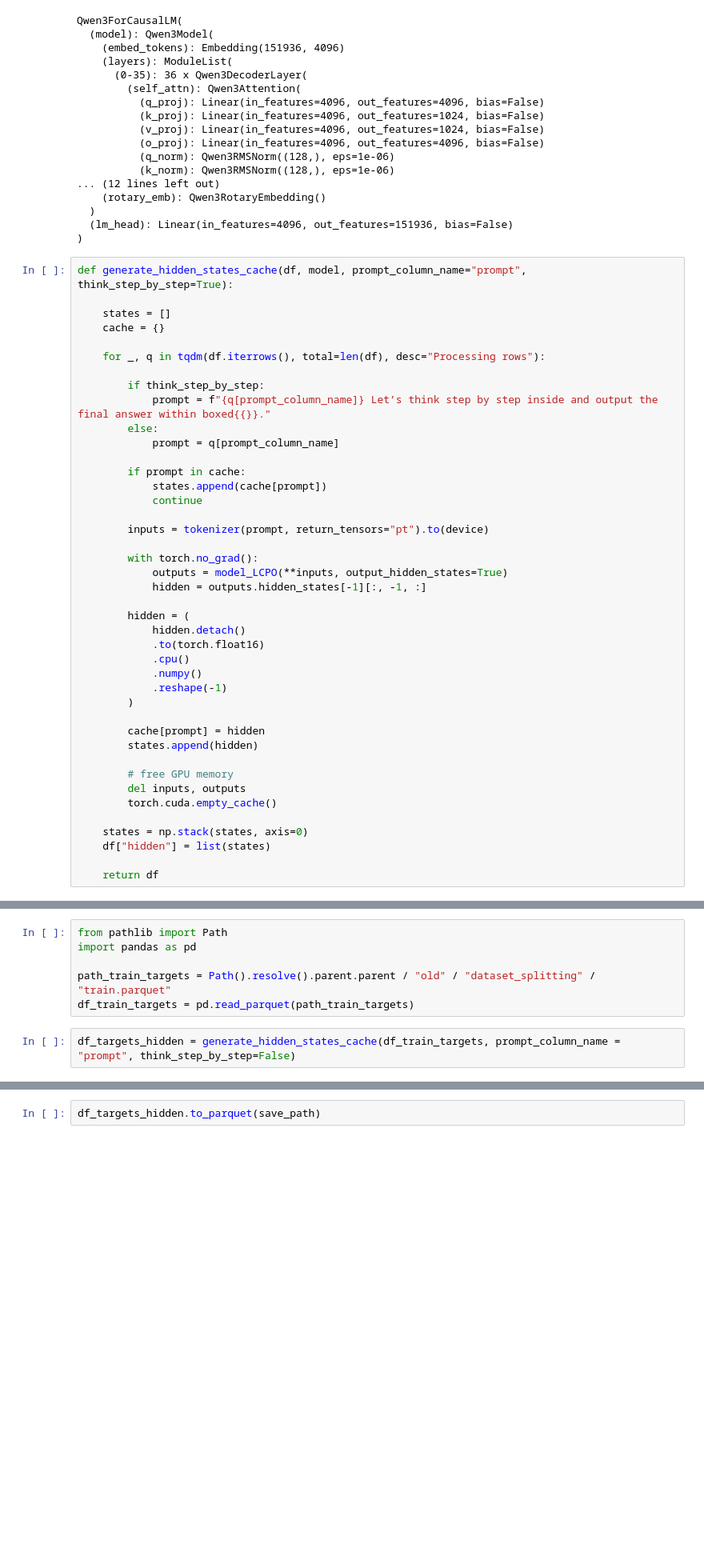
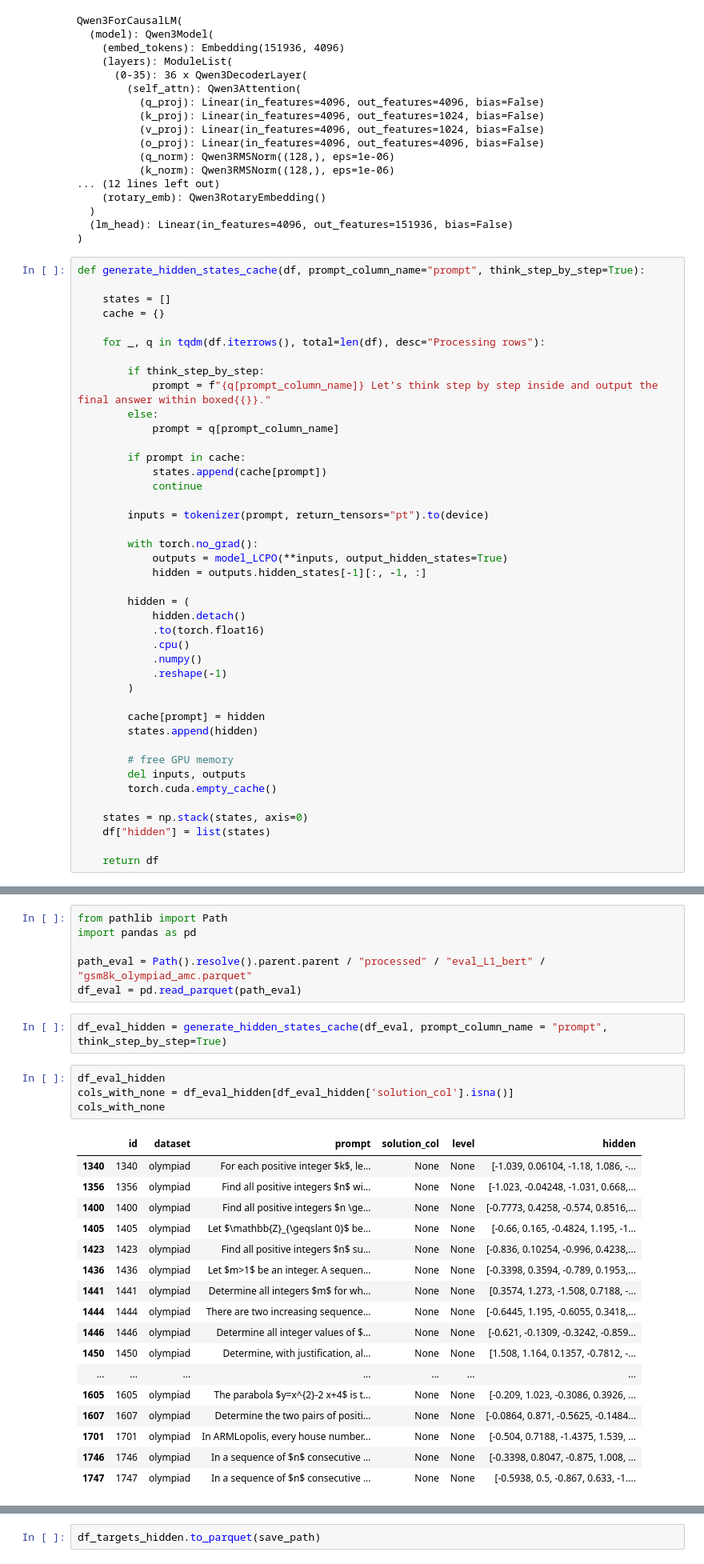
Before and after one commit to SebastianJitaru29/llm-think-too-much, a Jupyter notebook: data/processing/notebooks/hidden_state_generation.ipynb, the cells around one changed output, grey strips where cells are left out. Shown at 80% size. Drawn from its saved outputs; the diff is of its cells as text; blank space fills up the shorter version.

```diff
--- a/data/processing/notebooks/hidden_state_generation.ipynb
+++ b/data/processing/notebooks/hidden_state_generation.ipynb
@@ -43,7 +43,7 @@ Qwen3ForCausalLM(
   (lm_head): Linear(in_features=4096, out_features=151936, bias=False)
 )
 # %%
-def generate_hidden_states_cache(df, model, prompt_column_name="prompt", think_step_by_step=True):
+def generate_hidden_states_cache(df, prompt_column_name="prompt", think_step_by_step=True):
 
     states = []
     cache = {}
@@ -95,8 +88,30 @@ df_hidden_state_sbs.to_parquet(Path().resolve().parent.parent / "processed" / "h
 from pathlib import Path
 import pandas as pd
 
-path_train_targets = Path().resolve().parent.parent / "old" / "dataset_splitting" / "train.parquet"
-df_train_targets = pd.read_parquet(path_train_targets)
+path_eval = Path().resolve().parent.parent / "processed" / "eval_L1_bert" / "gsm8k_olympiad_amc.parquet"
+df_eval = pd.read_parquet(path_eval)
 # %%
-df_targets_hidden = generate_hidden_states_cache(df_train_targets, prompt_column_name = "prompt", think_step_by_step=False)
+df_eval_hidden = generate_hidden_states_cache(df_eval, prompt_column_name = "prompt", think_step_by_step=True)
+# %%
+df_eval_hidden
+cols_with_none = df_eval_hidden[df_eval_hidden['solution_col'].isna()]
+cols_with_none
+# %% [output]
+|  | id | dataset | prompt | solution_col | level | hidden |
+| 1340 | 1340 | olympiad | For each positive integer $k$, le... | None | None | [-1.039, 0.06104, -1.18, 1.086, -... |
+| 1356 | 1356 | olympiad | Find all positive integers $n$ wi... | None | None | [-1.023, -0.04248, -1.031, 0.668,... |
+| 1400 | 1400 | olympiad | Find all positive integers $n \ge... | None | None | [-0.7773, 0.4258, -0.574, 0.8516,... |
+| 1405 | 1405 | olympiad | Let $\mathbb{Z}_{\geqslant 0}$ be... | None | None | [-0.66, 0.165, -0.4824, 1.195, -1... |
+| 1423 | 1423 | olympiad | Find all positive integers $n$ su... | None | None | [-0.836, 0.10254, -0.996, 0.4238,... |
+| 1436 | 1436 | olympiad | Let $m>1$ be an integer. A sequen... | None | None | [-0.3398, 0.3594, -0.789, 0.1953,... |
+| 1441 | 1441 | olympiad | Determine all integers $m$ for wh... | None | None | [0.3574, 1.273, -1.508, 0.7188, -... |
+| 1444 | 1444 | olympiad | There are two increasing sequence... | None | None | [-0.6445, 1.195, -0.6055, 0.3418,... |
+| 1446 | 1446 | olympiad | Determine all integer values of $... | None | None | [-0.621, -0.1309, -0.3242, -0.859... |
+| 1450 | 1450 | olympiad | Determine, with justification, al... | None | None | [1.508, 1.164, 0.1357, -0.7812, -... |
+| ... | ... | ... | ... | ... | ... | ... |
+| 1605 | 1605 | olympiad | The parabola $y=x^{2}-2 x+4$ is t... | None | None | [-0.209, 1.023, -0.3086, 0.3926, ... |
+| 1607 | 1607 | olympiad | Determine the two pairs of positi... | None | None | [-0.0864, 0.871, -0.5625, -0.1484... |
+| 1701 | 1701 | olympiad | In ARMLopolis, every house number... | None | None | [-0.504, 0.7188, -1.4375, 1.539, ... |
+| 1746 | 1746 | olympiad | In a sequence of $n$ consecutive ... | None | None | [-0.3398, 0.8047, -0.875, 1.008, ... |
+| 1747 | 1747 | olympiad | In a sequence of $n$ consecutive ... | None | None | [-0.5938, 0.5, -0.867, 0.633, -1.... |
 # %%
```
Also changed, not shown: parts of 15 cells of this notebook, 26 other files.
